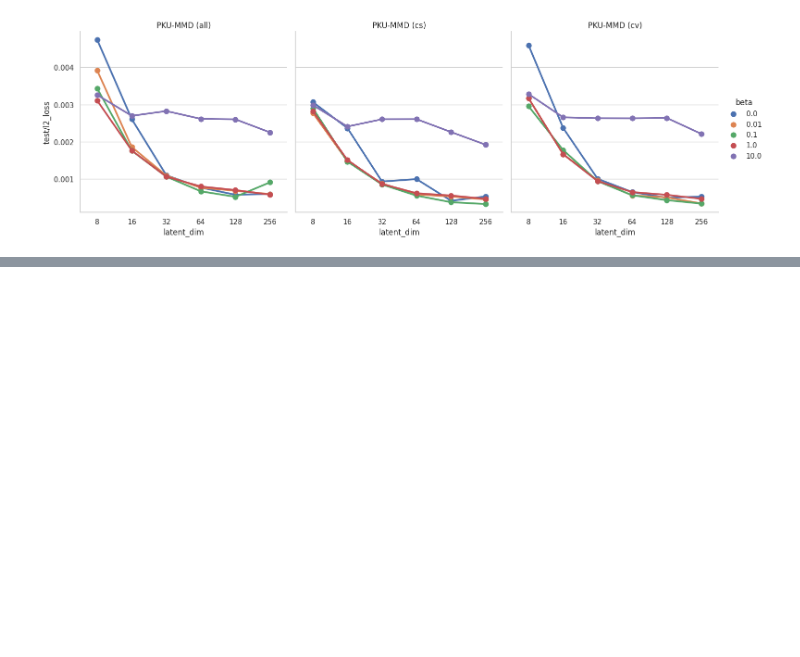
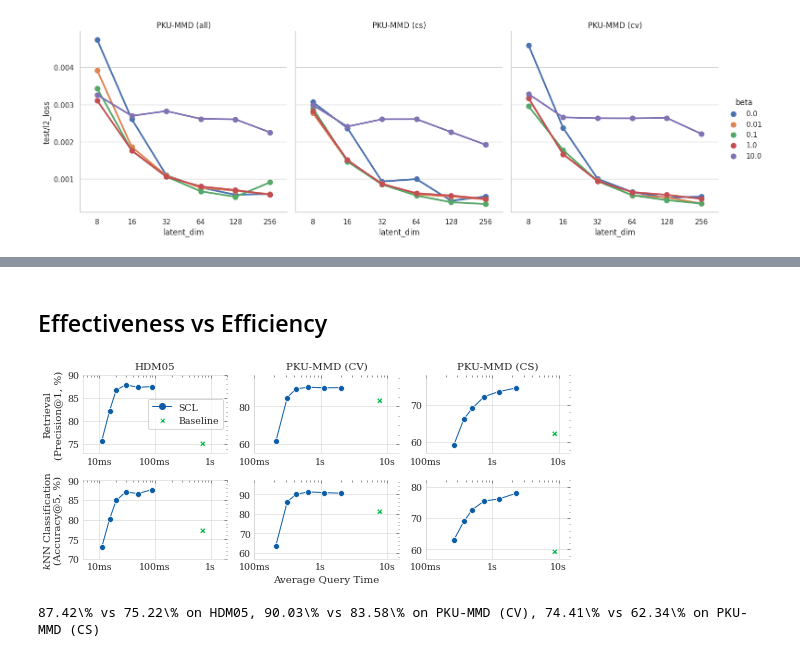
Before and after one commit to fabiocarrara/mocap-vae-features, a Jupyter notebook: plots.ipynb, the cells around one changed output, grey strips where cells are left out. Drawn from its saved outputs; the diff is of its cells as text; code cells hidden in the pictures; blank space fills up the shorter version.

```diff
--- a/plots.ipynb
+++ b/plots.ipynb
@@ -66,0 +302,77 @@ for dataset, plot_data in metrics.groupby('dataset'):
+# %% [markdown]
+## Effectiveness vs Efficiency
+# %%
+sns.set_theme(context='notebook', style='whitegrid', font_scale=0.85)
+plt.style.use(['science','no-latex'])
+
+baseline = pd.concat(baselines, ignore_index=True)
+baseline = baseline[baseline.distance == 'DTW']  # best distance for baseline
+
+data = pd.concat((*vae, baseline), ignore_index=True)
+
+keep = ((data.k == 1) & data.metric.str.contains('Precision')) | ((data.k == 5) & data.metric.str.contains('Accuracy'))
+data = data[keep]
+# data['method'] = data.method.apply(lambda x: f'{x}, DTWn' if 'SCL' in x else f'{x}, DTW')
+
+g = sns.relplot(
+    data=data, kind='line',
+    row='metric', col='dataset',
+    x='query_time', y='value',
+    hue='method', style='method', markers=True,
+    aspect=1.5, height=1.7,
+    facet_kws=dict(
+        margin_titles=True,
+        sharey=False,
+        sharex=False,
+        legend_out=False,
+    ),
+)
+
+g.set_titles(col_template='{col_name}', row_template='')
+g.set_axis_labels(x_var='Average Query Time', y_var='')
+
+g.axes[1,0].set_xlabel('')
+g.axes[1,2].set_xlabel('')
+
+g.axes[0,0].set_ylabel(f'Retrieval\n(Precision@1, %)')
+g.axes[1,0].set_ylabel(f'$k$NN Classification\n(Accuracy@5, %)')
+g.legend.set_title('')
+g.legend.draw_frame(True)
+g.legend.get_frame().set_facecolor('white')
+c = g.legend.legendHandles[1].get_mfc()
+g.legend.legendHandles[1].set_color('white')
+g.legend.legendHandles[1].set_mec('white')
+g.legend.legendHandles[1].set_mfc(c)
+
+g.set(xscale='log', xticks=(10, 100, 1_000, 10_000), xticklabels=('10ms', '100ms', '1s', '10s'))
+
+g.axes[0,0].set_xlim(5, 2_000)
+g.axes[1,0].set_xlim(5, 2_000)
+
+g.axes[0,1].set_xlim(100, 15_000)
+g.axes[1,1].set_xlim(100, 15_000)
+
+g.axes[0,2].set_xlim(100, 15_000)
+g.axes[1,2].set_xlim(100, 15_000)
+
+g.axes[0,0].set_ylim(73, 90)
+g.axes[1,0].set_ylim(70, 90)
+
+g.axes[0,1].set_ylim(55, 97)
+g.axes[1,1].set_ylim(57, 97)
+
+g.axes[0,2].set_ylim(57, 78)
+g.axes[1,2].set_ylim(57, 82)
+
+g.tight_layout()
+g.savefig('figures/perf-vs-time.pdf', bbox_inches='tight')
+# %% [output]
+[figure, added]
+# %%
+tmp = data.copy()
+tmp = tmp[tmp.latent_dim.isin((256, '-')) & (tmp.metric == 'Precision@$k$')]
+tmp['value'] = tmp.value.apply(lambda x: f'{x:.2f}\%')
+tmp = tmp.value.iloc[:3].values + ' vs ' + tmp.value.iloc[3:].values + ' on ' + tmp.dataset.iloc[:3]
+print(tmp.str.cat(sep=', '))
+# %% [output]
+87.42\% vs 75.22\% on HDM05, 90.03\% vs 83.58\% on PKU-MMD (CV), 74.41\% vs 62.34\% on PKU-MMD (CS)
```
Also changed, not shown: parts of 18 cells of this notebook.
